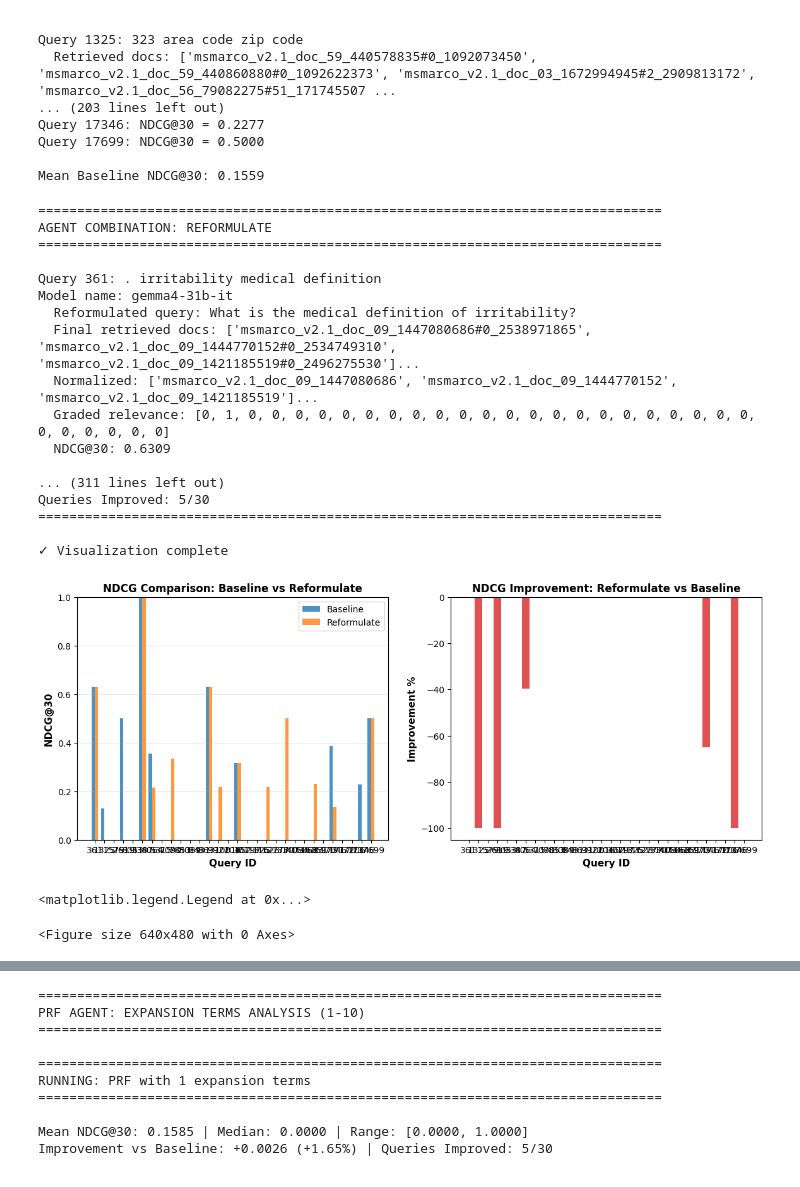
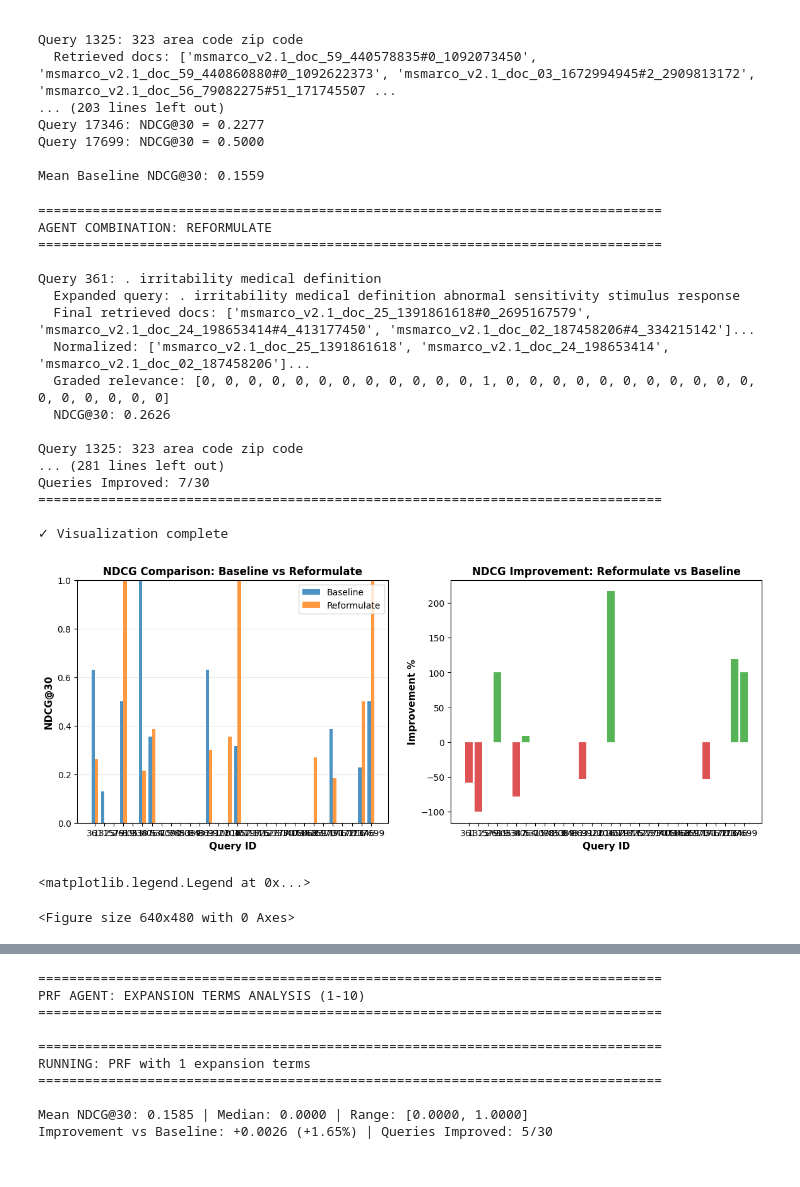
Before and after one commit to hanazouari23/Multi-Agent-Ensemble-for-Search-Through-Reinforcement-Optimization-MAESTRO-, a Jupyter notebook: notebooks/06_unified_agent_comparison.ipynb, the cells around one changed output, grey strips where cells are left out. Saved outputs shown, nothing was run; the diff lists cells and outputs as text; code cells hidden in the pictures.

Commit message:
Change reformulate agent impl to expand instead of rewrite a query

```diff
--- a/notebooks/06_unified_agent_comparison.ipynb
+++ b/notebooks/06_unified_agent_comparison.ipynb
@@ -13,6 +13,8 @@ DATA_FILE = "msmarco_queries_qrels.csv"
 
 # ===== RETRIEVAL PARAMETERS =====
 TOP_K = 30
+TOP_K_PRF = 10  # Number of top documents to use for PRF expansion
+TOP_K_REFORMULATE = 10  # Number of top documents to use for reformulation
 NUM_QUERIES = 30
 
 # ===== AGENT PARAMETERS =====
@@ -21,7 +23,7 @@ VERBOSE = False  # Set to True to print detailed agent execution logs
 
 # ===== AGENT SELECTION =====
 # Multi-agent selection: [PRF, Reranking, Reformulate]
-# You can select 0 to 2 agents (not more)
+# You can select 0 to 3 agents
 # Valid combinations:
 #   [0,0,0] = Baseline only
 #   [1,0,0] = PRF only
@@ -30,12 +32,13 @@ VERBOSE = False  # Set to True to print detailed agent execution logs
 #   [1,1,0] = PRF + Reranking (PRF applied first, then Reranking)
 #   [1,0,1] = PRF + Reformulate (not recommended - use one or the other)
 #   [0,1,1] = Reformulate + Reranking (Reformulate applied first, then Reranking)
+#   [1,1,1] = PRF + Reformulate + Reranking (PRF applied first, then Reformulate expansion, then Reranking)
 AGENT_SELECTION = [0, 0, 1]  # Change this to select agents
 
 # Validate agent selection
 num_selected = sum(AGENT_SELECTION)
-if num_selected > 2:
-    raise ValueError(f"Maximum 2 agents allowed, but {num_selected} were selected!")
+if num_selected > 3:
+    raise ValueError(f"Maximum 3 agents allowed, but {num_selected} were selected!")
 
 AGENT_NAMES = ["PRF", "Reranking", "Reformulate"]
 selected_agents = [AGENT_NAMES[i] for i, selected in enumerate(AGENT_SELECTION) if selected]
@@ -221,16 +224,16 @@ def apply_prf_agent(query_text, doc_ids, doc_scores, corpus, top_k):
     return agent_effects['new_doc_ids']
 
 
-def apply_reformulate_agent(query_text, top_k):
-    """Apply Reformulate agent to rewrite query and retrieve new documents."""
+def apply_reformulate_agent(query_text, doc_ids, doc_scores, corpus, top_k):
+    """Apply Reformulate agent to generate expansion terms and return expanded query."""
+    raw_results = (doc_ids, doc_scores, corpus)
     query_features = {
         'query_text': query_text,
-        'retriever': retriever_func,
-        'top_k': top_k
+        'raw_results': raw_results
     }
     agent_effects = agents['Reformulate'].compute_effects(query_features)
-    reformulated_query = agent_effects.get('new_query_text', query_text)
-    return agent_effects['new_doc_ids'], reformulated_query
+    expanded_query = agent_effects.get('new_query_text', query_text)
+    return expanded_query
 
 
 def apply_reranking_agent(query_text, doc_ids, doc_scores, corpus, top_k):
@@ -395,13 +397,13 @@ for query_id in sample_queries:
 
         # Apply agents in order: Reformulate/PRF first, then Reranking
         if AGENT_SELECTION[2]:  # Reformulate (run first if selected)
-            current_doc_ids, reformulated_query = apply_reformulate_agent(query_text, TOP_K)
-            print(f"  Reformulated query: {reformulated_query}")
-            # Get scores and corpus for reranking
-            _, current_scores, current_corpus = retriever_func(query_text, top_k=TOP_K)
+            expanded_query = apply_reformulate_agent(query_text, current_doc_ids, current_scores, current_corpus, TOP_K_REFORMULATE)
+            print(f"  Expanded query: {expanded_query}")
+            # Retrieve with expanded query
+            current_doc_ids, current_scores, current_corpus = retriever_func(expanded_query, top_k=TOP_K)
 
         elif AGENT_SELECTION[0]:  # PRF (run first if Reformulate not selected)
-            current_doc_ids = apply_prf_agent(query_text, current_doc_ids, current_scores, current_corpus, TOP_K)
+            current_doc_ids = apply_prf_agent(query_text, current_doc_ids, current_scores, current_corpus, TOP_K_PRF)
 
         # Apply Reranking if selected (always last if selected with another agent)
         if AGENT_SELECTION[1] and (AGENT_SELECTION[0] or AGENT_SELECTION[2]):
@@ -508,42 +510,42 @@ for qid in sample_queries:
     improvements.append(imp)
     colors.append('#2ca02c' if imp >= 0 else '#d62728')
 
 axes[1].bar(query_ids_str, improvements, color=colors, alpha=0.8)
 
 axes[1].set_xlabel('Query ID', fontsize=11, fontweight='bold')
 print("\n✓ Visualization complete")
 
 axes[1].set_ylabel('Improvement %', fontsize=11, fontweight='bold')
 
 axes[1].set_title(f'NDCG Improvement: {agent_combination_name} vs Baseline', fontsize=12, fontweight='bold')
 plt.show()
 
 axes[1].axhline(y=0, color='black', linestyle='-', linewidth=0.8)
 plt.tight_layout()
 
 axes[1].grid(axis='y', alpha=0.3)
 
 axes[1].axhline(y=mean_improvement/baseline_mean*100, color='red', linestyle='--', linewidth=2, label=f'Mean: {mean_improvement/baseline_mean*100:+.2f}%')
 axes[1].legend()
 # %% [output]
 ================================================================================
 AGENT COMBINATION: REFORMULATE
 ================================================================================
 
 Query 361: . irritability medical definition
-Model name: gemma4-31b-it
-  Reformulated query: What is the medical definition of irritability?
-  Final retrieved docs: ['msmarco_v2.1_doc_09_1447080686#0_2538971865', 'msmarco_v2.1_doc_09_1444770152#0_2534749310', 'msmarco_v2.1_doc_09_1421185519#0_2496275530']...
-  Normalized: ['msmarco_v2.1_doc_09_1447080686', 'msmarco_v2.1_doc_09_1444770152', 'msmarco_v2.1_doc_09_1421185519']...
-  Graded relevance: [0, 1, 0, 0, 0, 0, 0, 0, 0, 0, 0, 0, 0, 0, 0, 0, 0, 0, 0, 0, 0, 0, 0, 0, 0, 0, 0, 0, 0, 0]
-  NDCG@30: 0.6309
+  Expanded query: . irritability medical definition abnormal sensitivity stimulus response
+  Final retrieved docs: ['msmarco_v2.1_doc_25_1391861618#0_2695167579', 'msmarco_v2.1_doc_24_198653414#4_413177450', 'msmarco_v2.1_doc_02_187458206#4_334215142']...
+  Normalized: ['msmarco_v2.1_doc_25_1391861618', 'msmarco_v2.1_doc_24_198653414', 'msmarco_v2.1_doc_02_187458206']...
+  Graded relevance: [0, 0, 0, 0, 0, 0, 0, 0, 0, 0, 0, 0, 1, 0, 0, 0, 0, 0, 0, 0, 0, 0, 0, 0, 0, 0, 0, 0, 0, 0]
+  NDCG@30: 0.2626
 
-... (311 lines left out)
-Queries Improved: 5/30
+Query 1325: 323 area code zip code
+... (281 lines left out)
+Queries Improved: 7/30
 ================================================================================
 
 ✓ Visualization complete
-[figure, old version]
+[figure, new version]
 <matplotlib.legend.Legend at 0x...>
 <Figure size 640x480 with 0 Axes>
 # %%
```
Also changed, not shown: parts of 4 cells of this notebook, 2 other files.
